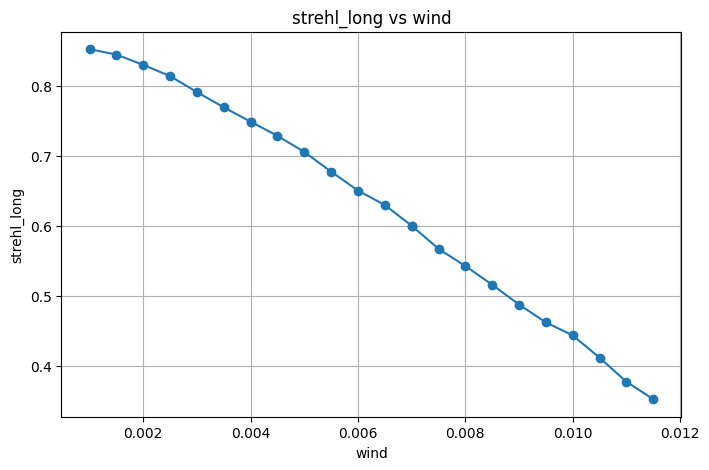
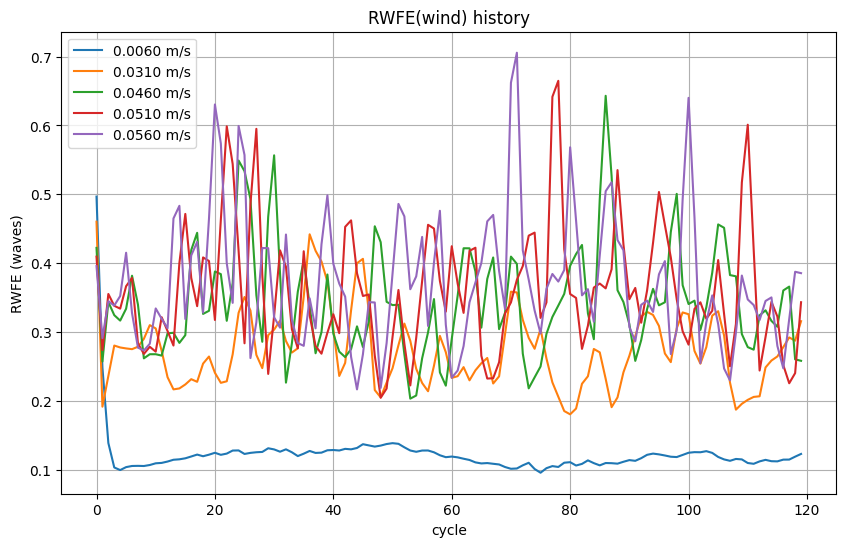
Code edit (unified diff) that turned the first committed figure into the second:
--- before
+++ after
@@ -1,3 +1,3 @@
-import pandas as pd
+# The file format was broken, only one line for all the data. -> ploting will be easier next time.
 import numpy as np
 import matplotlib.pyplot as plt
@@ -5,42 +5,33 @@
 metrics_file = 'strehl_long.csv'
 rwfe_f = 'rwfe_waves_history.csv'
-df = pd.read_csv(metrics_file)
-
-x_col = df.columns[0]
-y_col = df.columns[1]
-
-x = pd.to_numeric(df[x_col], errors='coerce')
-y = pd.to_numeric(df[y_col], errors='coerce')
-mask = x.notna() & y.notna()
-x = x[mask]
-y = y[mask]
-
-fig, ax = plt.subplots(figsize=(8, 5))
-ax.plot(x, y, marker='o', linestyle='-')
-ax.set_xlabel(x_col)
-ax.set_ylabel(y_col)
-ax.set_title(f"{y_col} vs {x_col}")
-ax.grid(True)
-plt.show()
 
 
-# load rwfe waves history and plot each row (one time series per wind)
-df_rwfe = pd.read_csv(rwfe_f)
-wind_col = df_rwfe.columns[0]
-data = df_rwfe.iloc[:, 1:].apply(pd.to_numeric, errors='coerce')
+rwfe_raw = np.loadtxt(rwfe_f, delimiter=',', skiprows=1)
 
-x_axis = np.arange(1, data.shape[1] + 1)
-print(data[:,1])
-# fig_rwfe, ax_rwfe = plt.subplots(figsize=(8, 5))
-# for i, row in data.iterrows():
-#     # ax_rwfe.semilogy(x_axis, row.values, label=str(df_rwfe.at[i, wind_col]), alpha=0.7)
-#     ax_rwfe.plot(x_axis, row.values, label=str(wind_col[i]), alpha=0.7)
 
-# ax_rwfe.set_xlabel('time')
-# ax_rwfe.set_ylabel('RMS resuidual wavefront error (waves)')
-# ax_rwfe.set_title("AO loop convergence")
-# ax_rwfe.grid(True)
-# ax_rwfe.legend(title=wind_col, fontsize='small', ncol=2)
-# ax_rwfe.set_ylim(0, 1)
-# ax_rwfe.set_xlim(0, data.shape[1])
-# plt.show()
+wind = rwfe_raw[:, 0]
+rwfe = rwfe_raw[:, 1:]
+# print(rwfe[0])
+# n = 110
+# i = 0
+
+# rwfe_clean = rwfe[0:10]
+# Gain = 0.5 up to 0.0190 m/s
+# Gain = 0.8 up to 0.0215 m/s
+# Gain = 0.9 from 0.0245 m/s
+
+j = wind.shape[0]
+print(j)
+plt.close(0)
+plt.figure(0,figsize=(10, 6))
+for i in range(j):
+    if i in [0, 5, 11, 16]:
+    # if i >18:
+        plt.plot(rwfe[i], label=f'{wind[i]:.4f} m/s')
+    # plt.plot(rwfe[i], label=f'{wind[i]:.4f} m/s')
+plt.grid()
+plt.xlabel('cycle')
+plt.ylabel('RWFE (waves)')
+plt.title('RWFE(wind) history')
+# plt.text(5, 0.4, 'Gain = 0.5 up to 0.0190 m/s\nGain = 0.8 up to 0.0215 m/s\nGain = 0.9 from 0.0245 m/s')
+plt.legend()

Commit: phase screens spec